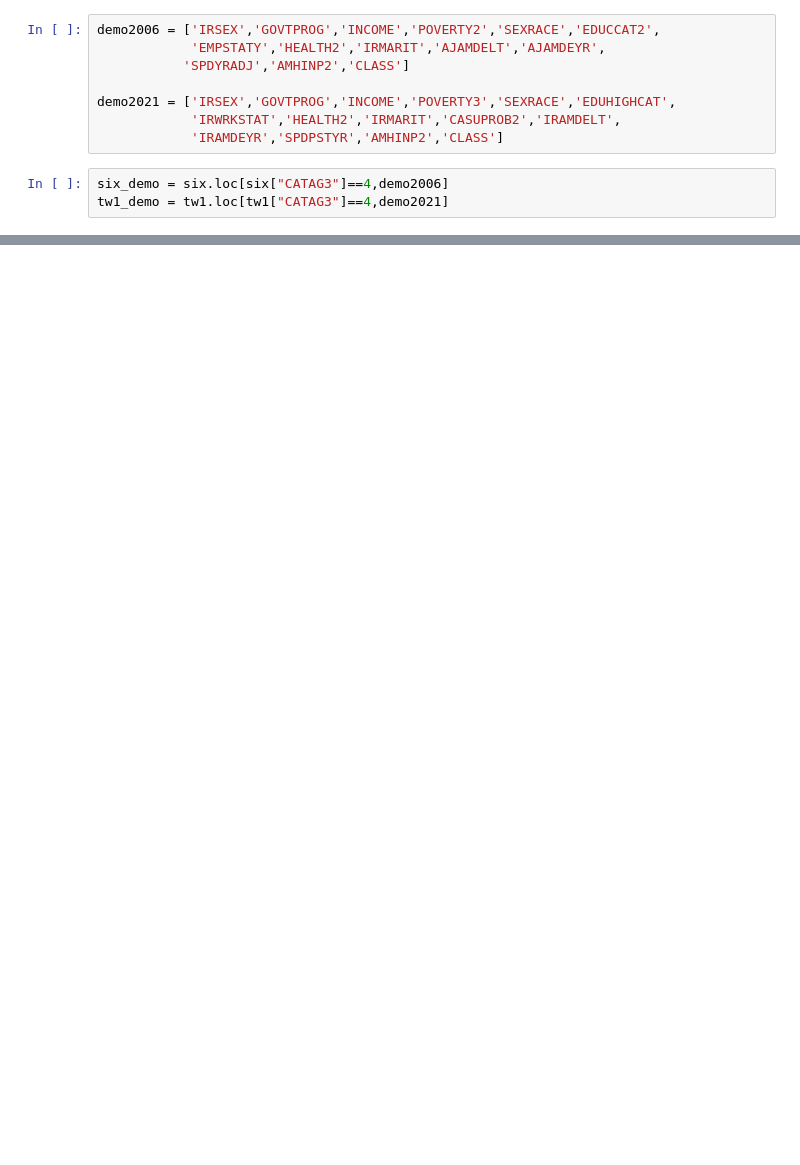
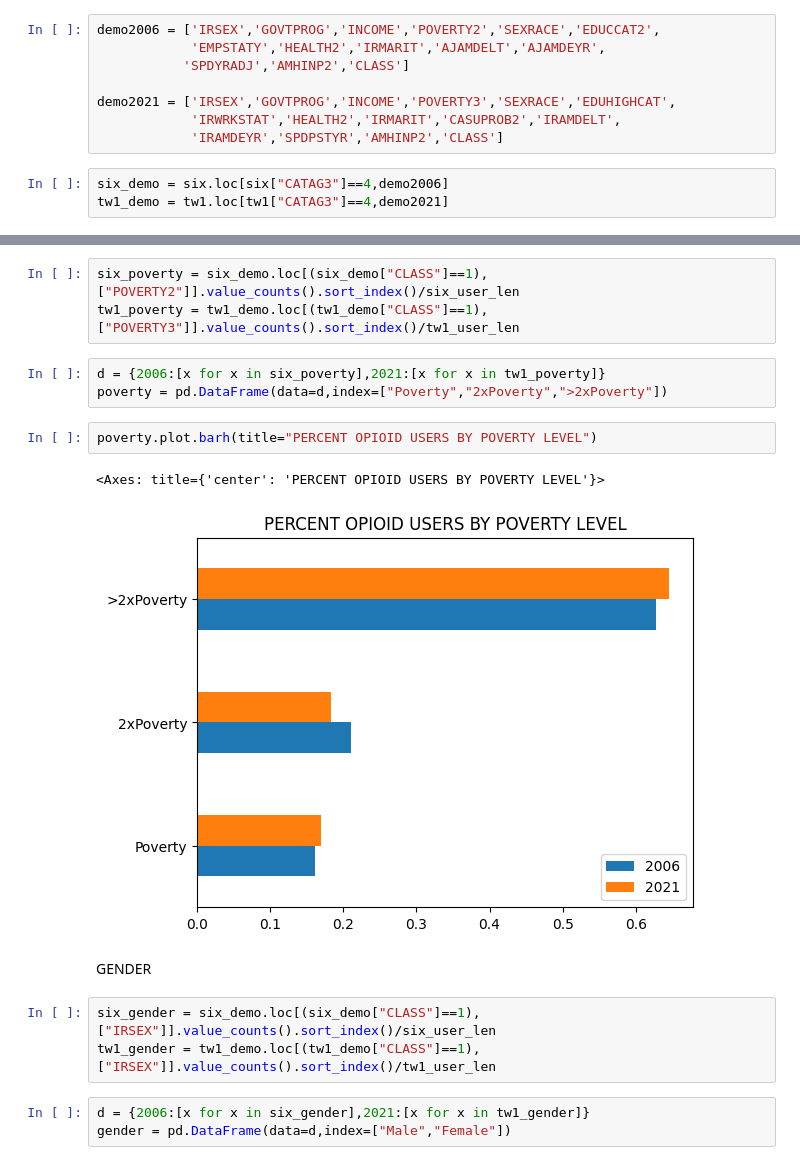
Before and after one commit to HotelTango314/dsa5900, a Jupyter notebook: NSDUH_Explore.ipynb, the cells around one changed output, grey strips where cells are left out. Cells and saved outputs as stored; diff of their text form; blank space fills up the shorter version.

```diff
--- a/NSDUH_Explore.ipynb
+++ b/NSDUH_Explore.ipynb
@@ -455,0 +437,19 @@ six_demo["IRSEX"].value_counts().sum()
+# %%
+six_poverty = six_demo.loc[(six_demo["CLASS"]==1),["POVERTY2"]].value_counts().sort_index()/six_user_len
+tw1_poverty = tw1_demo.loc[(tw1_demo["CLASS"]==1),["POVERTY3"]].value_counts().sort_index()/tw1_user_len
+# %%
+d = {2006:[x for x in six_poverty],2021:[x for x in tw1_poverty]}
+poverty = pd.DataFrame(data=d,index=["Poverty","2xPoverty",">2xPoverty"])
+# %%
+poverty.plot.barh(title="PERCENT OPIOID USERS BY POVERTY LEVEL")
+# %% [output]
+<Axes: title={'center': 'PERCENT OPIOID USERS BY POVERTY LEVEL'}>
+[figure, added]
+# %% [markdown]
+GENDER
+# %%
+six_gender = six_demo.loc[(six_demo["CLASS"]==1),["IRSEX"]].value_counts().sort_index()/six_user_len
+tw1_gender = tw1_demo.loc[(tw1_demo["CLASS"]==1),["IRSEX"]].value_counts().sort_index()/tw1_user_len
+# %%
+d = {2006:[x for x in six_gender],2021:[x for x in tw1_gender]}
+gender = pd.DataFrame(data=d,index=["Male","Female"])
```
Also changed, not shown: parts of 33 cells of this notebook.
